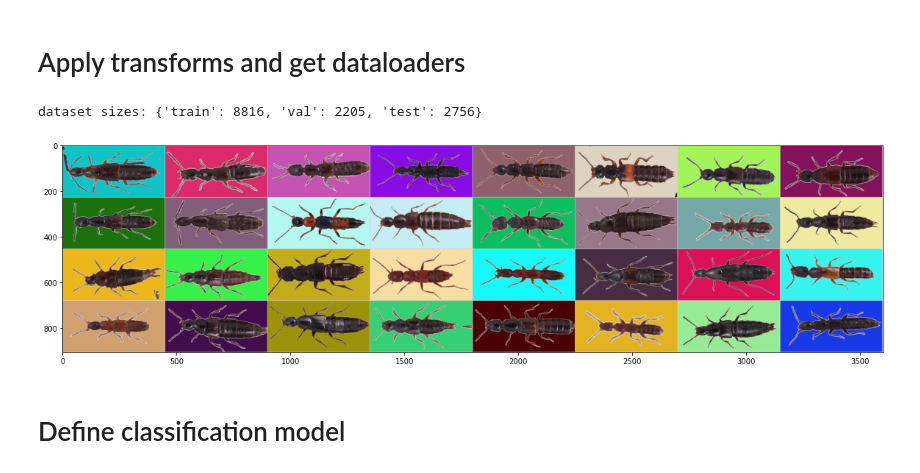
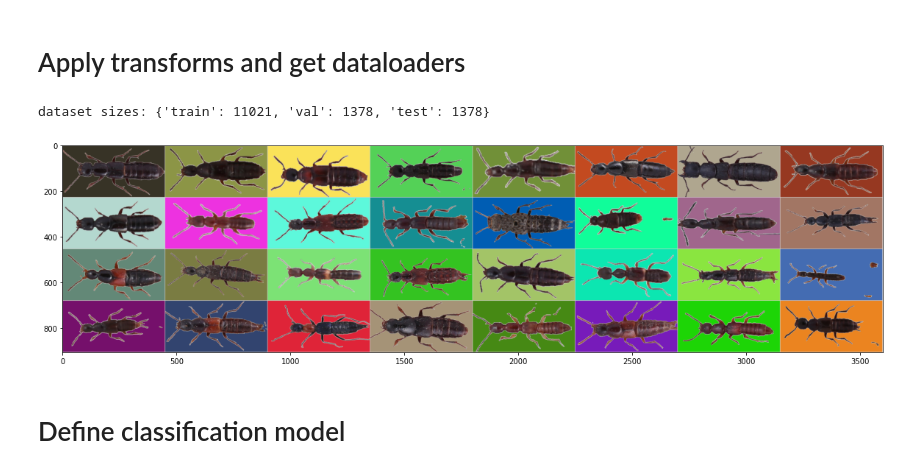
Before and after one commit to JackismyShephard/eternal-bugshine, a Jupyter notebook: playground.ipynb, the cells around one changed output. Saved outputs shown, nothing was run; the diff lists cells and outputs as text; code cells hidden in the pictures.

```diff
--- a/playground.ipynb
+++ b/playground.ipynb
@@ -32,15 +32,17 @@ plot_config = DEFAULT_PLOTTING
 # %% [markdown]
 # Apply transforms and get dataloaders
 # %%
+dataset_config['batch_size'] = 32
+
 data_loaders, dataset_sizes = dataset_to_dataloaders(dataset_config)
 iterable = iter(data_loaders['train'])
 images, labels = next(iterable)
 tensor_grid = make_grid(images, nrow=8)
 image_grid = postprocess_image(tensor_to_image(tensor_grid))
 show_img(image_grid, figsize=(20, 20))
 # %% [output]
-dataset sizes: {'train': 8816, 'val': 2205, 'test': 2756}
+dataset sizes: {'train': 11021, 'val': 1378, 'test': 1378}
-[figure, old version]
+[figure, new version]
 # %% [markdown]
 # Define classification model
 # %%
```
Also changed, not shown: parts of 6 cells of this notebook.
